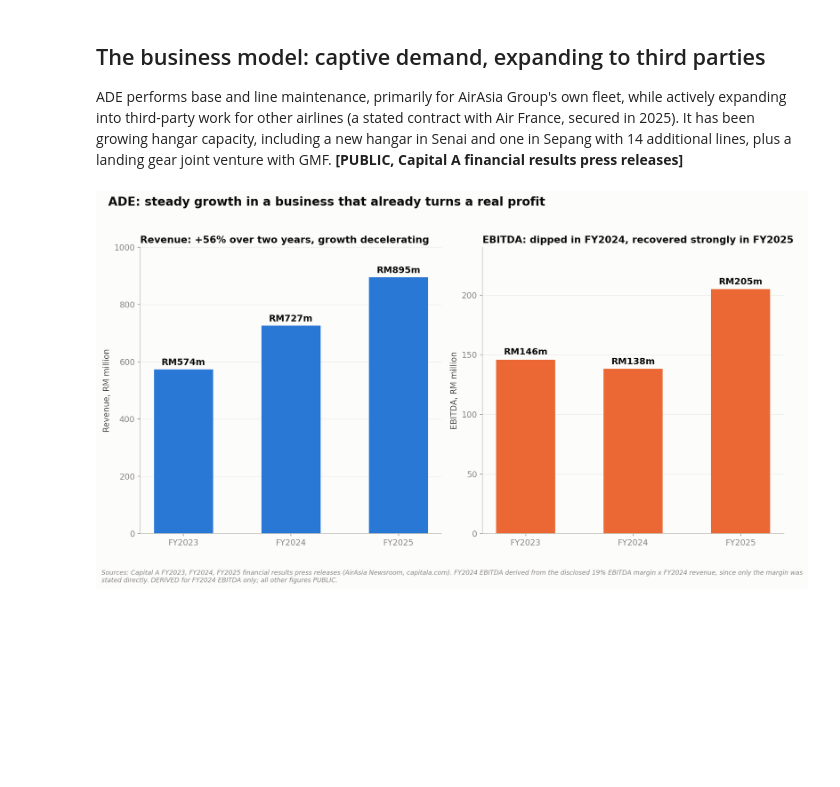
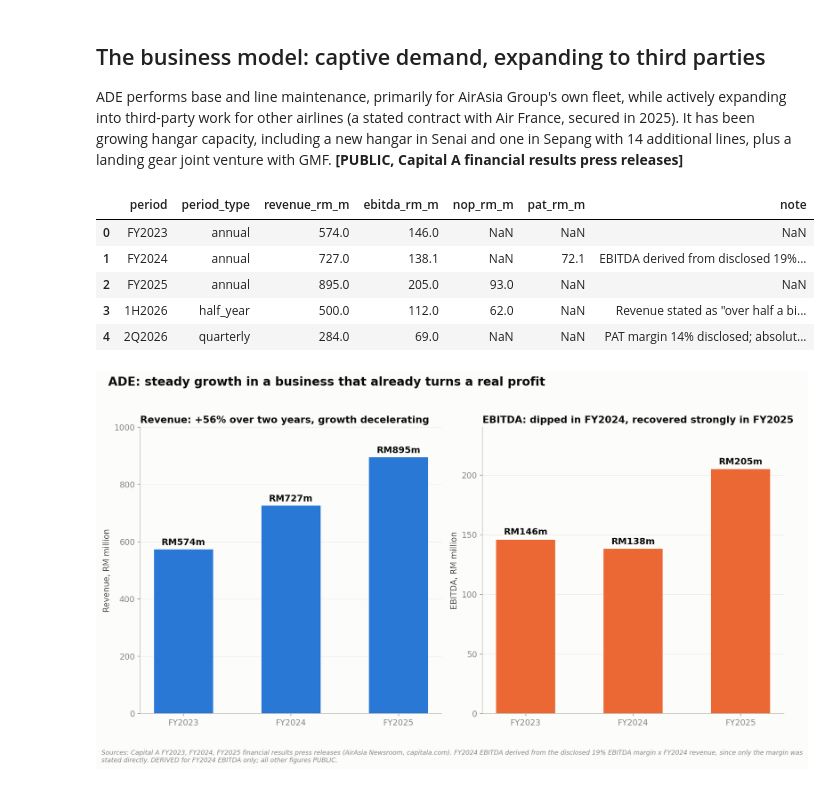
Before and after one commit to ooi-darren/airasia-capital-a, a Jupyter notebook: notebooks/09_ade.ipynb, the cells around one changed output. Drawn from its saved outputs; the diff is of its cells as text; code cells hidden in the pictures; blank space fills up the shorter version.

```diff
--- a/notebooks/09_ade.ipynb
+++ b/notebooks/09_ade.ipynb
@@ -6,6 +6,25 @@
 ## The business model: captive demand, expanding to third parties
 
 ADE performs base and line maintenance, primarily for AirAsia Group's own fleet, while actively expanding into third-party work for other airlines (a stated contract with Air France, secured in 2025). It has been growing hangar capacity, including a new hangar in Senai and one in Sepang with 14 additional lines, plus a landing gear joint venture with GMF. **[PUBLIC, Capital A financial results press releases]**
+# %%
+import sqlite3
+import pandas as pd
+
+conn = sqlite3.connect('../data/processed/airasia.db')
+ade = pd.read_sql_query(
+    "SELECT period, period_type, revenue_rm_m, ebitda_rm_m, nop_rm_m, pat_rm_m, note "
+    "FROM segment_financials WHERE unit = 'ADE' ORDER BY period_type, period",
+    conn
+)
+conn.close()
+ade
+# %% [output]
+|  | period | period_type | revenue_rm_m | ebitda_rm_m | nop_rm_m | pat_rm_m | note |
+| 0 | FY2023 | annual | 574.0 | 146.0 | NaN | NaN | NaN |
+| 1 | FY2024 | annual | 727.0 | 138.1 | NaN | 72.1 | EBITDA derived from disclosed 19%... |
+| 2 | FY2025 | annual | 895.0 | 205.0 | 93.0 | NaN | NaN |
+| 3 | 1H2026 | half_year | 500.0 | 112.0 | 62.0 | NaN | Revenue stated as "over half a bi... |
+| 4 | 2Q2026 | quarterly | 284.0 | 69.0 | NaN | NaN | PAT margin 14% disclosed; absolut... |
 # %%
 from IPython.display import Image
 Image(filename='../outputs/figures/09_ade_revenue_ebitda.png')
```
Also changed, not shown: 7 other files.
